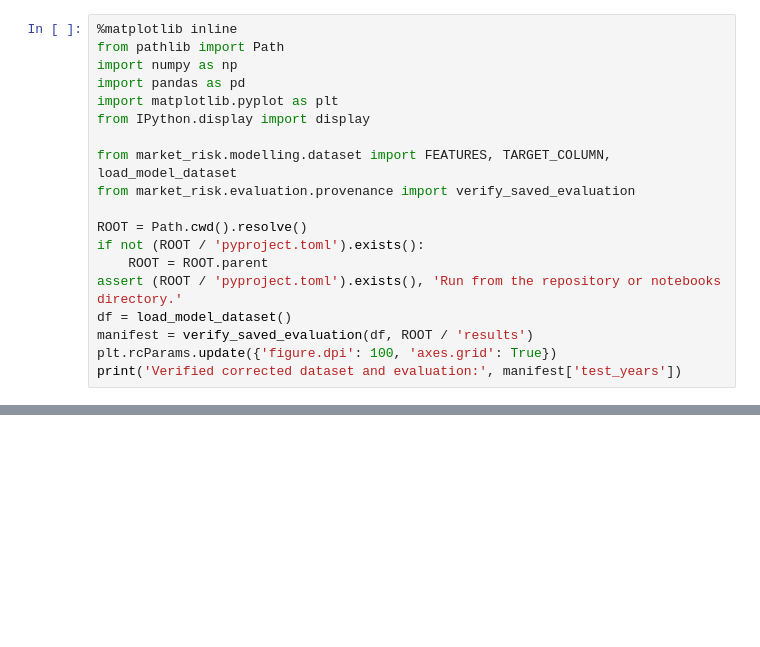
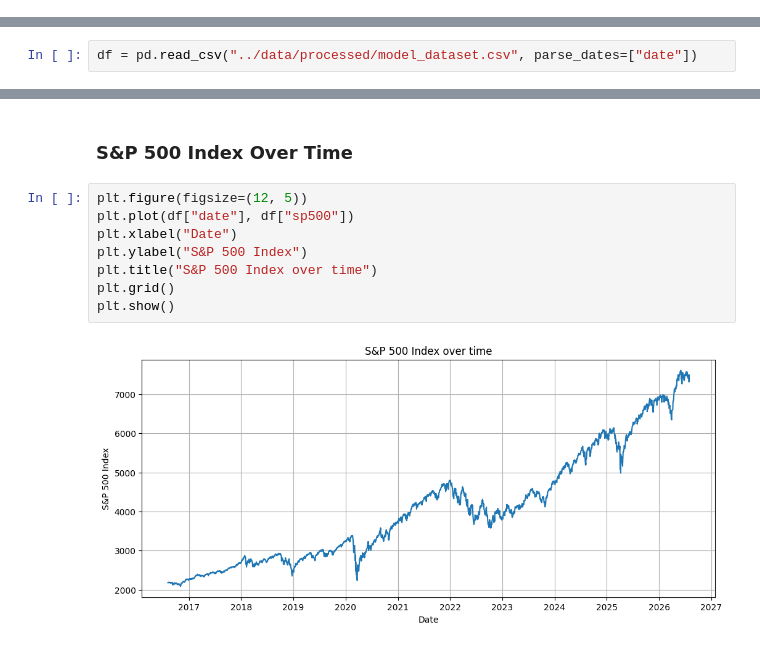
Before and after one commit to Lucie0124/Financial-Volatility-Forecasting, a Jupyter notebook: notebooks/01_data_exploration.ipynb, the cells around one changed output, grey strips where cells are left out. Drawn from its saved outputs; the diff is of its cells as text; blank space fills up the shorter version.

```diff
--- a/notebooks/01_data_exploration.ipynb
+++ b/notebooks/01_data_exploration.ipynb
@@ -5,19 +0,0 @@ Explore the corrected annualised five-session RMS target. Data and source finger
-# %%
-%matplotlib inline
-from pathlib import Path
-import numpy as np
-import pandas as pd
-import matplotlib.pyplot as plt
-from IPython.display import display
-
-from market_risk.modelling.dataset import FEATURES, TARGET_COLUMN, load_model_dataset
-from market_risk.evaluation.provenance import verify_saved_evaluation
-
-ROOT = Path.cwd().resolve()
-if not (ROOT / 'pyproject.toml').exists():
-    ROOT = ROOT.parent
-assert (ROOT / 'pyproject.toml').exists(), 'Run from the repository or notebooks directory.'
-df = load_model_dataset()
-manifest = verify_saved_evaluation(df, ROOT / 'results')
-plt.rcParams.update({'figure.dpi': 100, 'axes.grid': True})
-print('Verified corrected dataset and evaluation:', manifest['test_years'])
@@ -141,0 +8,2 @@ These are descriptive full-sample diagnostics, not variable-selection evidence f
+# %%
+df = pd.read_csv("../data/processed/model_dataset.csv", parse_dates=["date"])
@@ -141,0 +33,12 @@ These are descriptive full-sample diagnostics, not variable-selection evidence f
+# %% [markdown]
+### S&P 500 Index Over Time
+# %%
+plt.figure(figsize=(12, 5))
+plt.plot(df["date"], df["sp500"])
+plt.xlabel("Date")
+plt.ylabel("S&P 500 Index")
+plt.title("S&P 500 Index over time")
+plt.grid()
+plt.show()
+# %% [output]
+[figure, added]
```
Also changed, not shown: parts of 26 cells of this notebook, 52 other files.
